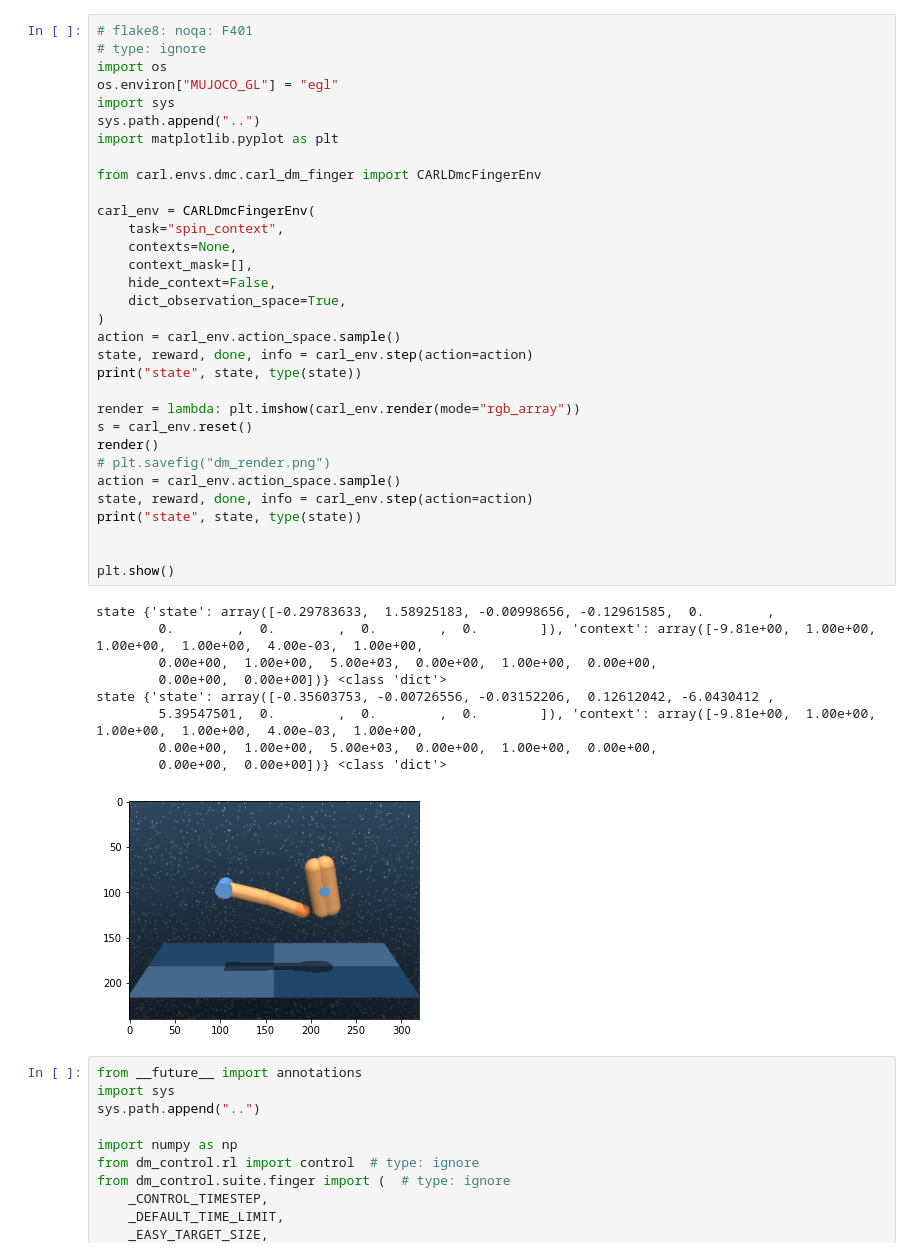
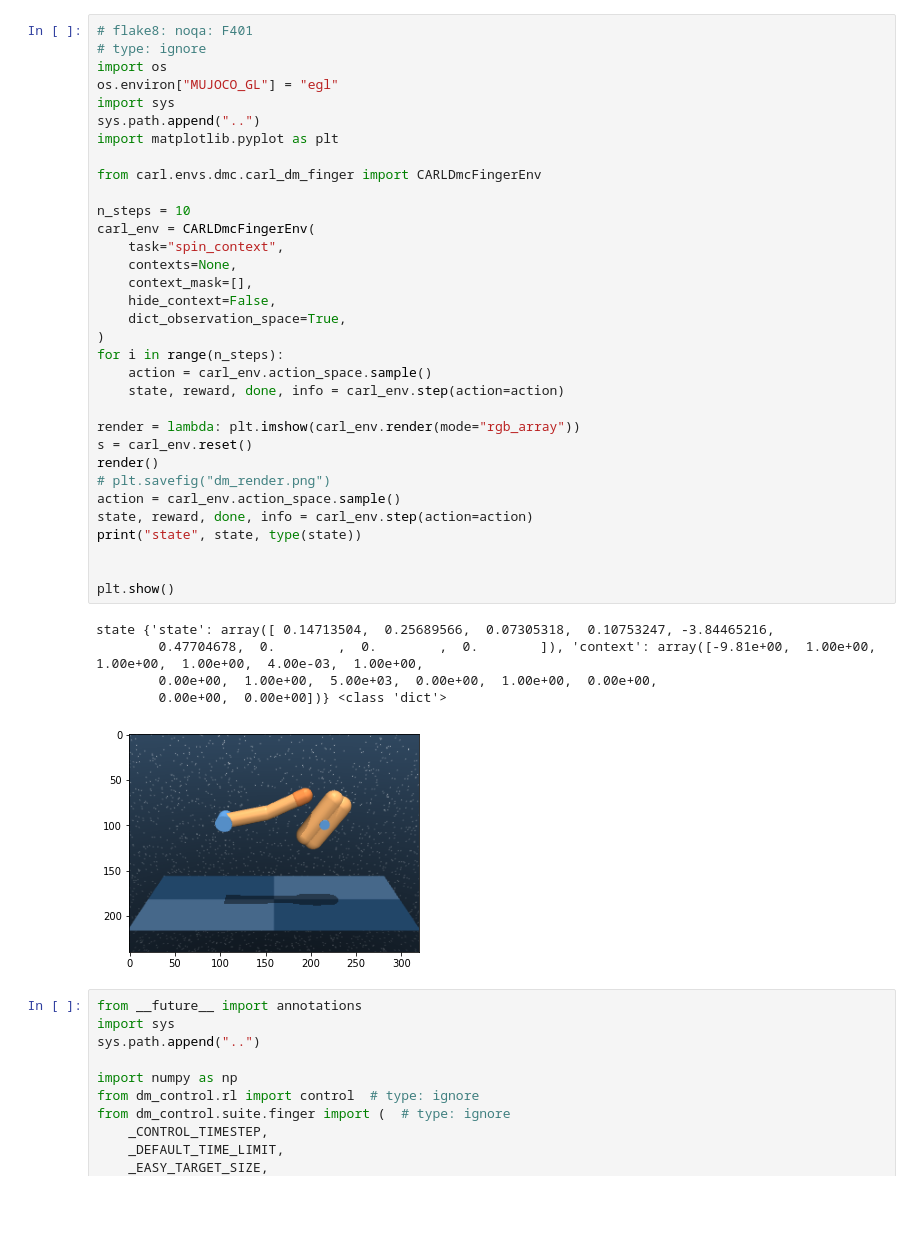
Before and after one commit to automl/CARL, a Jupyter notebook: examples/fiddle_finger.ipynb, the cells around one changed output. Saved outputs shown, nothing was run; the diff lists cells and outputs as text; blank space fills up the shorter version.

```diff
--- a/examples/fiddle_finger.ipynb
+++ b/examples/fiddle_finger.ipynb
@@ -3,43 +3,40 @@
 # type: ignore
 import os
 os.environ["MUJOCO_GL"] = "egl"
 import sys
 sys.path.append("..")
 import matplotlib.pyplot as plt
 
 from carl.envs.dmc.carl_dm_finger import CARLDmcFingerEnv
 
+n_steps = 10
 carl_env = CARLDmcFingerEnv(
     task="spin_context",
     contexts=None,
     context_mask=[],
     hide_context=False,
     dict_observation_space=True,
 )
-action = carl_env.action_space.sample()
-state, reward, done, info = carl_env.step(action=action)
-print("state", state, type(state))
+for i in range(n_steps):
+    action = carl_env.action_space.sample()
+    state, reward, done, info = carl_env.step(action=action)
 
 render = lambda: plt.imshow(carl_env.render(mode="rgb_array"))
 s = carl_env.reset()
 render()
 # plt.savefig("dm_render.png")
 action = carl_env.action_space.sample()
 state, reward, done, info = carl_env.step(action=action)
 print("state", state, type(state))
 
 
 plt.show()
 # %% [output]
-state {'state': array([-0.29783633,  1.58925183, -0.00998656, -0.12961585,  0.        ,
-        0.        ,  0.        ,  0.        ,  0.        ]), 'context': array([-9.81e+00,  1.00e+00,  1.00e+00,  1.00e+00,  4.00e-03,  1.00e+00,
+state {'state': array([ 0.14713504,  0.25689566,  0.07305318,  0.10753247, -3.84465216,
+        0.47704678,  0.        ,  0.        ,  0.        ]), 'context': array([-9.81e+00,  1.00e+00,  1.00e+00,  1.00e+00,  4.00e-03,  1.00e+00,
         0.00e+00,  1.00e+00,  5.00e+03,  0.00e+00,  1.00e+00,  0.00e+00,
         0.00e+00,  0.00e+00])} <class 'dict'>
-state {'state': array([-0.35603753, -0.00726556, -0.03152206,  0.12612042, -6.0430412 ,
-        5.39547501,  0.        ,  0.        ,  0.        ]), 'context': array([-9.81e+00,  1.00e+00,  1.00e+00,  1.00e+00,  4.00e-03,  1.00e+00,
-        0.00e+00,  1.00e+00,  5.00e+03,  0.00e+00,  1.00e+00,  0.00e+00,
-        0.00e+00,  0.00e+00])} <class 'dict'>
-[figure, old version]
+[figure, new version]
 # %%
 from __future__ import annotations
 import sys
```
Also changed, not shown: parts of 1 cell of this notebook.
